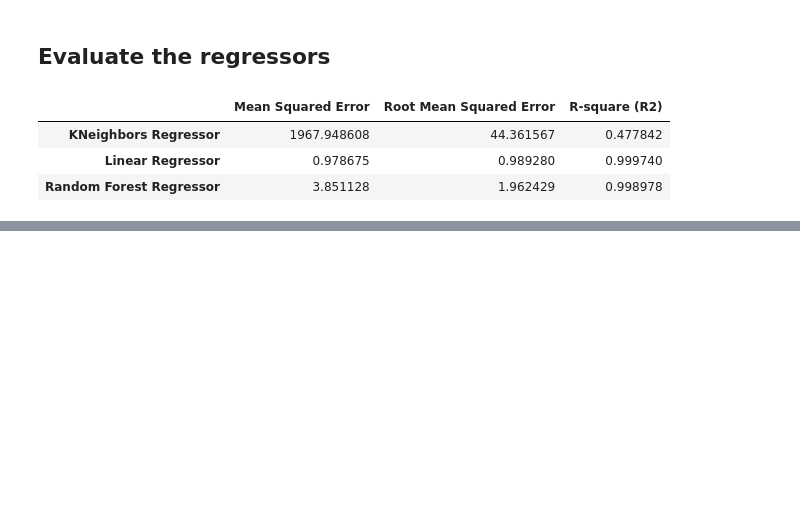
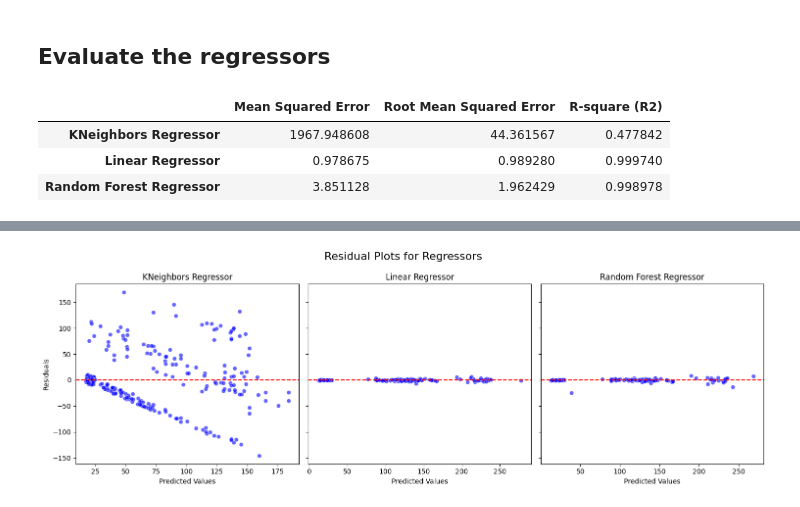
Before and after one commit to Mokowz/Knowledge-Based-Projects, a Jupyter notebook: stock_pred/1-pred-stock-prices.ipynb, the cells around one changed output, grey strips where cells are left out. Drawn from its saved outputs; the diff is of its cells as text; code cells hidden in the pictures; blank space fills up the shorter version.

Commit message:
Add evaluation using error plot

```diff
--- a/stock_pred/1-pred-stock-prices.ipynb
+++ b/stock_pred/1-pred-stock-prices.ipynb
@@ -249,0 +276,29 @@ table
+# %%
+# Initialize a plot grid
+fig, axes = plt.subplots(nrows=1, ncols=len(models), figsize=(15, 5), sharey=True)
+fig.suptitle("Residual Plots for Regressors", fontsize=16)
+
+# Loop through models to create residual plots
+for i, (name, model) in enumerate(models.items()):
+    # Train the model
+    model.fit(X_train, y_train)
+
+    # Predict on the test set
+    y_pred = model.predict(X_test)
+
+    # Calculate residuals
+    residuals = y_test - y_pred
+
+    # Plot residuals
+    ax = axes[i]
+    sns.scatterplot(x=y_pred, y=residuals, ax=ax, color='blue', alpha=0.6)
+    ax.axhline(0, color='red', linestyle='--')  # Horizontal line at residual = 0
+    ax.set_title(name)
+    ax.set_xlabel("Predicted Values")
+    ax.set_ylabel("Residuals" if i == 0 else "")  # Only label y-axis for first plot
+
+plt.tight_layout()
+plt.subplots_adjust(top=0.85)  # Adjust title position
+plt.show()
+# %% [output]
+[figure, added]
```
Also changed, not shown: parts of 8 cells of this notebook, 3 other files.
